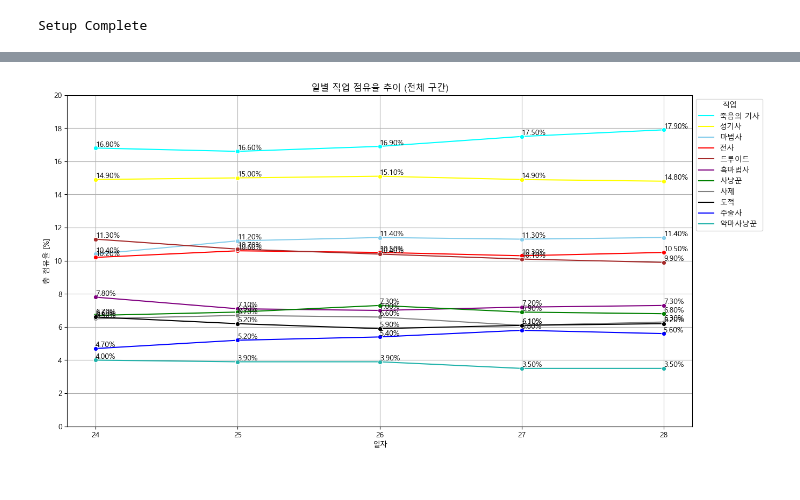
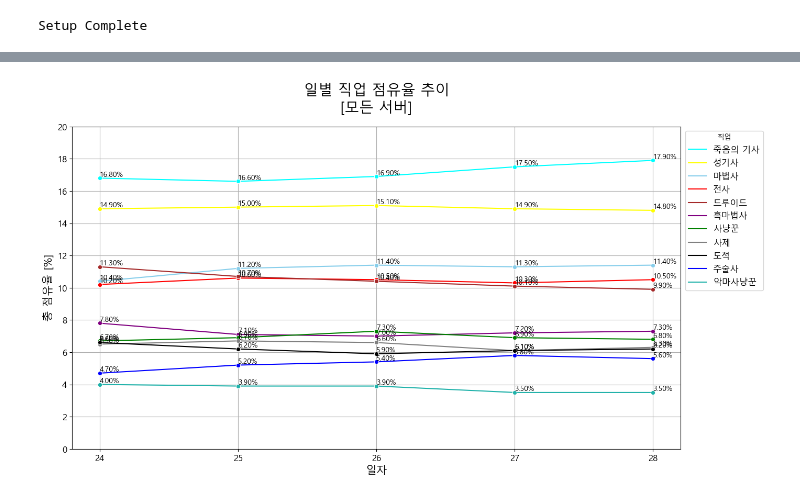
Before and after one commit to tlthr764/codingon_project_03, a Jupyter notebook: graph_meta.ipynb, the cells around one changed output, grey strips where cells are left out. Drawn from its saved outputs; the diff is of its cells as text; code cells hidden in the pictures.

```diff
--- a/graph_meta.ipynb
+++ b/graph_meta.ipynb
@@ -16,11 +16,8 @@ print("Setup Complete")
 # %% [output]
 Setup Complete
 # %%
-# 현재 작업 디렉토리 확인
-current_directory = os.getcwd()
-
 # 파일의 상대 경로 지정
-meta_filepath = os.path.join(current_directory, 'all', './hs_meta.csv')
+meta_filepath = './hs_meta.csv'
 
 # 데이터 불러오기
 meta_data = pd.read_csv(meta_filepath)
@@ -203,18 +200,21 @@ total_popular_row = deck_total.groupby('Hero').apply(lambda x: x.loc[x['Cumulati
 for index, row in max_popular_row.iterrows():
     plt.text(row['Cumulative_Popular']/2, row['Hero'],
              f"{row['Deck']}\n{row['Popular']:.1f}%",
-             color='white', ha='center', va='center')
+             color='white', ha='center', va='center', fontsize=12)
 
 # 직업별로 총 점유율 정보에 대한 범례 추가
 for index, row in total_popular_row.iterrows():
     plt.text(row['Cumulative_Popular'], row['Hero'],
              f"{row['Cumulative_Popular']:.1f}%",
-             color='black', ha='left', va='center')
+             color='black', ha='left', va='center', fontsize=12)
 
-plt.xticks(range(0, 18))
-plt.title("직업별 덱 유형 별 점유율 (전체 구간)")
-plt.xlabel("점유율 [%]")
-plt.ylabel("직업")
+# 축 설정
+plt.title("직업별 덱 유형별 점유율", fontsize=16)
+plt.xticks(range(0, 18), fontsize=14)
+plt.xlabel("점유율 [%]", fontsize =15)
+plt.yticks(fontsize=14)
+
+# 범례 끄기
 plt.legend().set_visible(False)
 
 plt.show()
@@ -414,36 +427,37 @@ daily_popular_by_hero = all_days_data.groupby(['Day', 'Hero'])[['Popular']].sum(
 hero_color = {
     '죽음의 기사': 'cyan',
     '성기사': 'yellow',
     '드루이드': 'brown',
     '마법사': 'skyblue',
     '전사': 'red',
     '흑마법사': 'purple',
     '사냥꾼': 'green',
     '사제': 'gray',
     '도적': 'black',
     '주술사': 'blue',
     '악마사냥꾼' : 'lightseagreen'
 }
 
 # 직업별 마지막 날짜 (28일)의 Popular 값에 따라 정렬
 sorted_heroes = daily_popular_by_hero[daily_popular_by_hero['Day'] == '28'].sort_values(by='Popular', ascending=False)['Hero'].tolist()
 
 # 시각화
 plt.figure(figsize=(15, 8))
 sns.lineplot(data=daily_popular_by_hero, x='Day', y='Popular', hue='Hero', marker='o', palette=hero_color, hue_order=sorted_heroes)
 
 # 각 직업별 총 점유율 값을 선에 표시
 for index, row in daily_popular_by_hero.iterrows():
     plt.text(row['Day'], row['Popular'], f"{row['Popular']:.2f}%", color='black', fontsize=10, ha='left', va='bottom')
 
-plt.title('일별 직업 점유율 추이 (전체 구간)')
-plt.xlabel('일자')
-plt.ylabel('총 점유율 [%]')
-plt.legend(title='직업', bbox_to_anchor=(1, 1), loc='upper left')
+plt.title('일별 직업 점유율 추이\n[모든 서버]', pad=20, fontsize=20)
+plt.xlabel('일자', fontsize=15)
+plt.ylabel('총 점유율 [%]', fontsize=15)
+plt.legend(title='직업', bbox_to_anchor=(1, 1), loc='upper left', fontsize=12)
 
 # y축 눈금 설정
-plt.yticks(np.arange(0, 21, 2))
+plt.xticks(fontsize= 12)
+plt.yticks(np.arange(0, 21, 2), fontsize= 12)
 plt.grid(True)
 plt.show()
 # %% [output]
-[figure, old version]
+[figure, new version]
```
Also changed, not shown: parts of 10 cells of this notebook, 7 other files.
